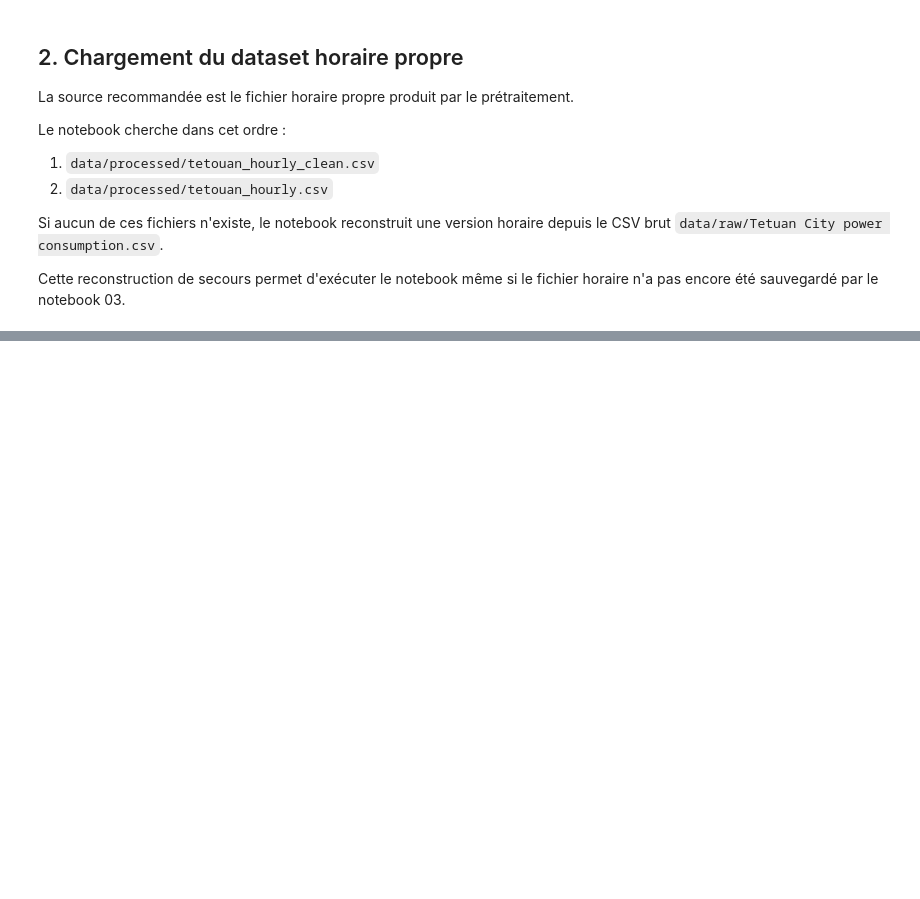
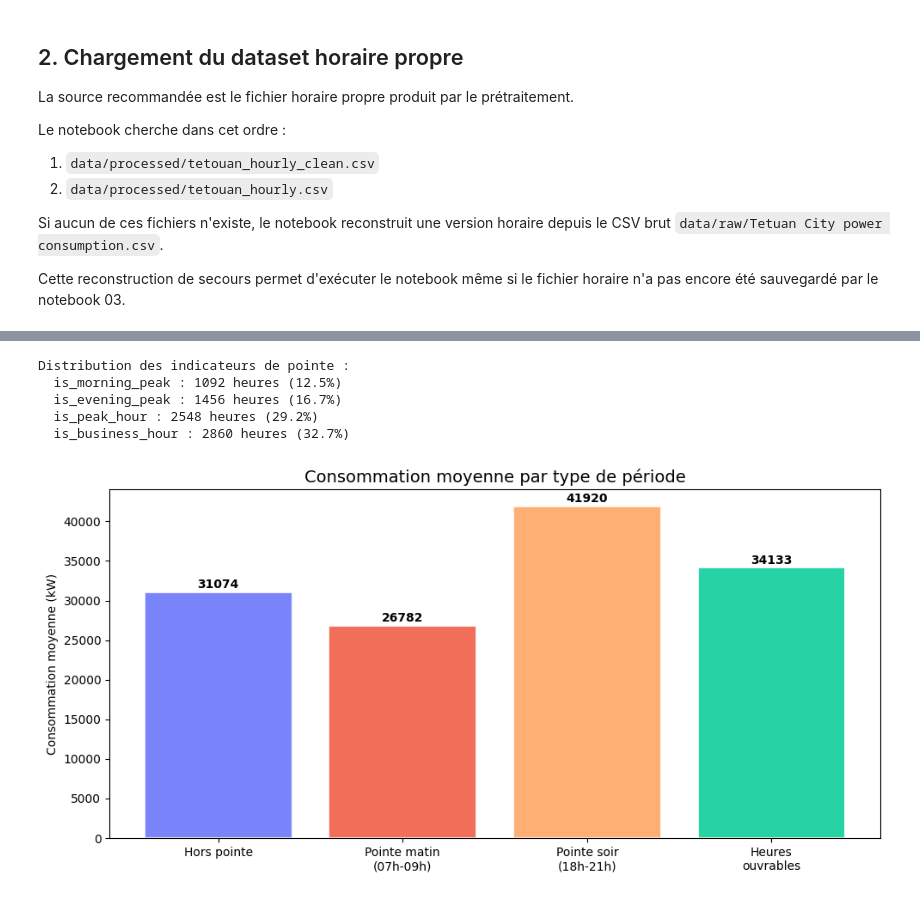
Before and after one commit to Badr-Bouymejjane/smart-city-energy-forecasting-tetouan, a Jupyter notebook: notebooks/04_feature_engineering.ipynb, the cells around one changed output, grey strips where cells are left out. Saved outputs shown, nothing was run; the diff lists cells and outputs as text; code cells hidden in the pictures; blank space fills up the shorter version.

```diff
--- a/notebooks/04_feature_engineering.ipynb
+++ b/notebooks/04_feature_engineering.ipynb
@@ -631,0 +510,35 @@ Point méthodologique important : les variables d'activité humaine ne sont pas
+# %%
+# Vérification des heures de pointe
+peak_cols = ["is_morning_peak", "is_evening_peak", "is_peak_hour", "is_business_hour"]
+print("Distribution des indicateurs de pointe :")
+for col in peak_cols:
+    print(f"  {col} : {df_step[col].sum()} heures ({df_step[col].mean()*100:.1f}%)")
+
+# Visualisation : consommation moyenne par type de période
+fig, ax = plt.subplots(figsize=(10, 5))
+
+categories = {
+    "Hors pointe": df_step[df_step["is_peak_hour"] == 0]["target"].mean(),
+    "Pointe matin\n(07h-09h)": df_step[df_step["is_morning_peak"] == 1]["target"].mean(),
+    "Pointe soir\n(18h-21h)": df_step[df_step["is_evening_peak"] == 1]["target"].mean(),
+    "Heures\nouvrables": df_step[df_step["is_business_hour"] == 1]["target"].mean(),
+}
+
+colors = ["#636EFA", "#EF553B", "#FFA15A", "#00CC96"]
+bars = ax.bar(categories.keys(), categories.values(), color=colors, alpha=0.85, edgecolor="white", linewidth=1.5)
+
+for bar, val in zip(bars, categories.values()):
+    ax.text(bar.get_x() + bar.get_width()/2, bar.get_height() + 200, f"{val:.0f}",
+            ha="center", va="bottom", fontsize=10, fontweight="bold")
+
+ax.set_title("Consommation moyenne par type de période", fontsize=14)
+ax.set_ylabel("Consommation moyenne (kW)")
+plt.tight_layout()
+plt.show()
+# %% [output]
+Distribution des indicateurs de pointe :
+  is_morning_peak : 1092 heures (12.5%)
+  is_evening_peak : 1456 heures (16.7%)
+  is_peak_hour : 2548 heures (29.2%)
+  is_business_hour : 2860 heures (32.7%)
+[figure, added]
```
Also changed, not shown: parts of 68 cells of this notebook, 20 other files.
